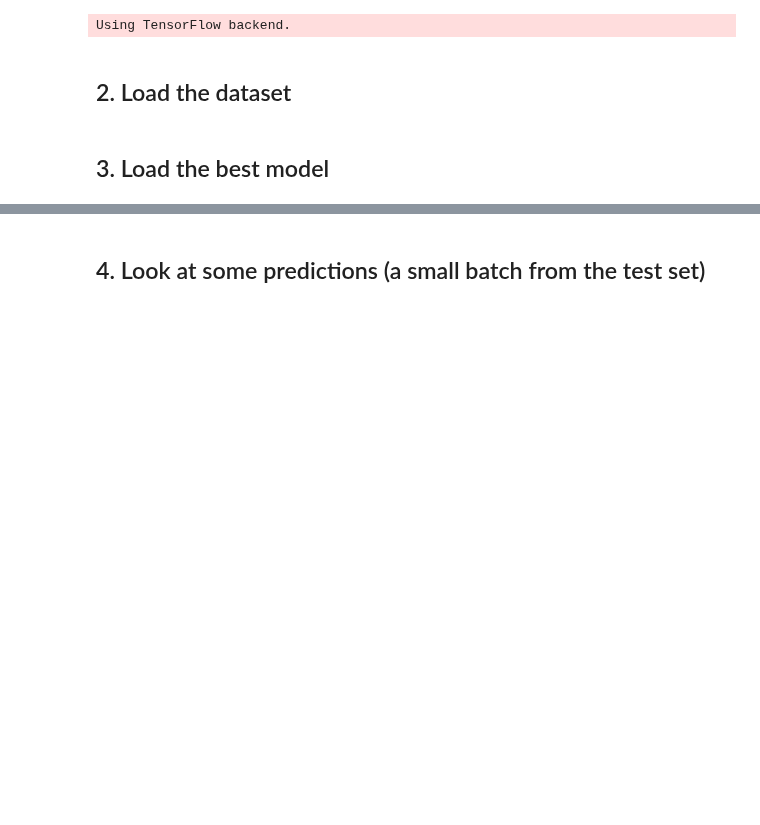
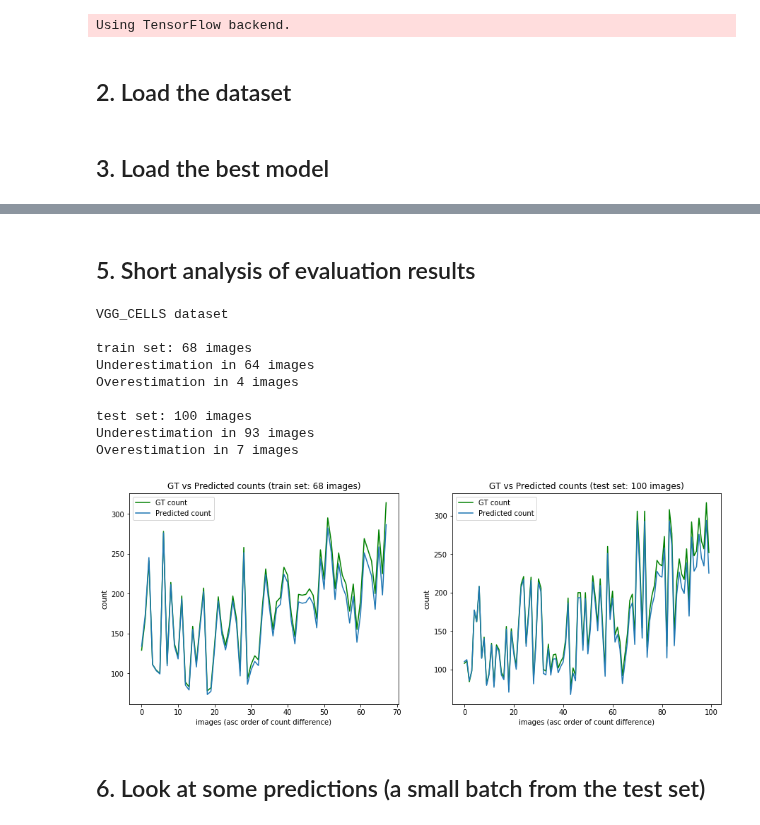
Before and after one commit to Tudor67/Object-Counting, a Jupyter notebook: experiments/1_fcrn_a/test.ipynb, the cells around one changed output, grey strips where cells are left out. Saved outputs shown, nothing was run; the diff lists cells and outputs as text; code cells hidden in the pictures; blank space fills up the shorter version.

```diff
--- a/experiments/1_fcrn_a/test.ipynb
+++ b/experiments/1_fcrn_a/test.ipynb
@@ -34,6 +44,10 @@ params = {
 train_generator = DataGenerator(config.DATASET_PATH, 'train', **params)
 val_generator = DataGenerator(config.DATASET_PATH, 'val', **params)
 test_generator = DataGenerator(config.DATASET_PATH, 'test', **params)
+# %%
+train_gt_counts = load_gt_counts(config.TRAIN_GT_COUNT_PATH)
+val_gt_counts = load_gt_counts(config.VAL_GT_COUNT_PATH)
+test_gt_counts = load_gt_counts(config.TEST_GT_COUNT_PATH)
 # %% [markdown]
 ## 3. Load the best model
 # %%
@@ -40,0 +57,7 @@ model = FCRN_A(pretrained_weights=config.CHECKPOINT_FILENAME)
+# %%
+train_pred_counts = predict_density_maps_and_get_counts(model, train_generator,
+                                                        config.DENSITY_MAP_MULTIPLICATION_FACTOR)
+val_pred_counts = predict_density_maps_and_get_counts(model, val_generator,
+                                                      config.DENSITY_MAP_MULTIPLICATION_FACTOR)
+test_pred_counts = predict_density_maps_and_get_counts(model, test_generator,
+                                                       config.DENSITY_MAP_MULTIPLICATION_FACTOR)
@@ -41,5 +83,25 @@ model = FCRN_A(pretrained_weights=config.CHECKPOINT_FILENAME)
+# %% [markdown]
+## 5. Short analysis of evaluation results
+# %%
+print(f'{config.DATASET_NAME} dataset')
+plt.figure(figsize=(15, 5.5))
+plt.subplot(1, 2, 1)
+plot_gt_vs_pred_counts(train_gt_counts, train_pred_counts, 'train', new_figure=False)
+plt.subplot(1, 2, 2)
+plot_gt_vs_pred_counts(test_gt_counts, test_pred_counts, 'test', new_figure=False)
+# %% [output]
+VGG_CELLS dataset
+
+train set: 68 images
+Underestimation in 64 images
+Overestimation in 4 images
+
+test set: 100 images
+Underestimation in 93 images
+Overestimation in 7 images
+[figure, added]
 # %% [markdown]
-## 4. Look at some predictions (a small batch from the test set)
+## 6. Look at some predictions (a small batch from the test set)
 # %%
 NUM_IMAGES = 3
 test_images_batch, test_density_maps_batch = load_images_and_density_maps(config.TEST_PATH, NUM_IMAGES)
```
Also changed, not shown: parts of 7 cells of this notebook, 12 other files.
